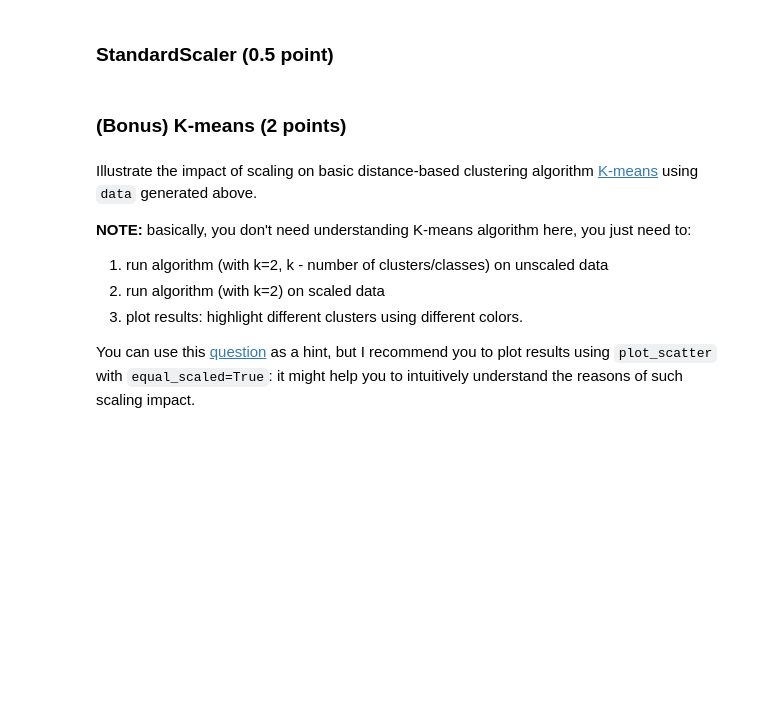
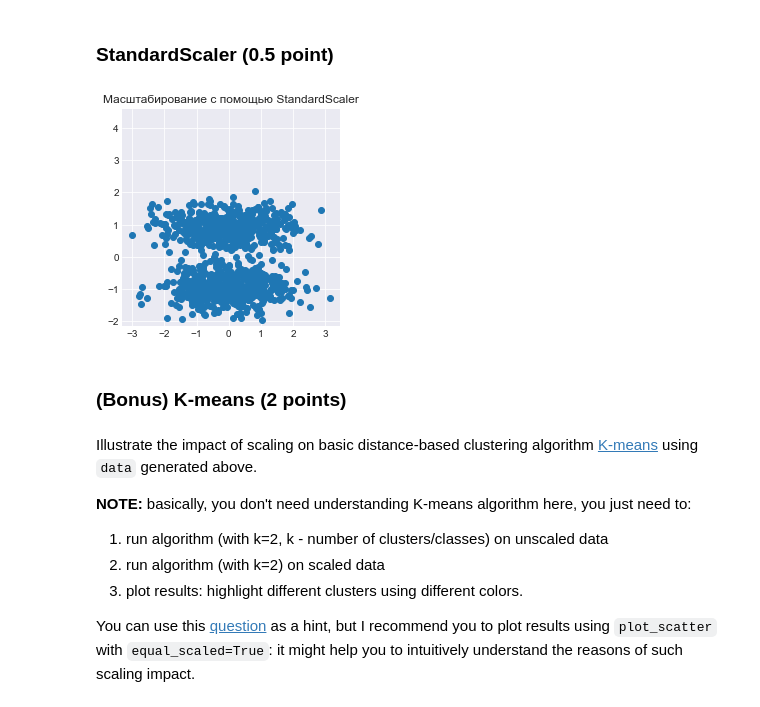
Before and after one commit to DIVIGL1/RSSchool-ML-Open-Course, a Jupyter notebook: 6_feature_engineering_selection/6_feature_engineering_selection.ipynb, the cells around one changed output. Cells and saved outputs as stored; diff of their text form; code cells hidden in the pictures; blank space fills up the shorter version.

```diff
--- a/6_feature_engineering_selection/6_feature_engineering_selection.ipynb
+++ b/6_feature_engineering_selection/6_feature_engineering_selection.ipynb
@@ -119,6 +142,9 @@ Perform `StandardScaling` and `MinMaxScaling` of original data; visualize result
 ### StandardScaler (0.5 point)
 # %%
 ## your code
+standard_scaled_data = scalling_ploter(StandardScaler())
+# %% [output]
+[figure, added]
 # %% [markdown]
 ### (Bonus) K-means (2 points)
 # %% [markdown]
```
Also changed, not shown: parts of 35 cells of this notebook.
